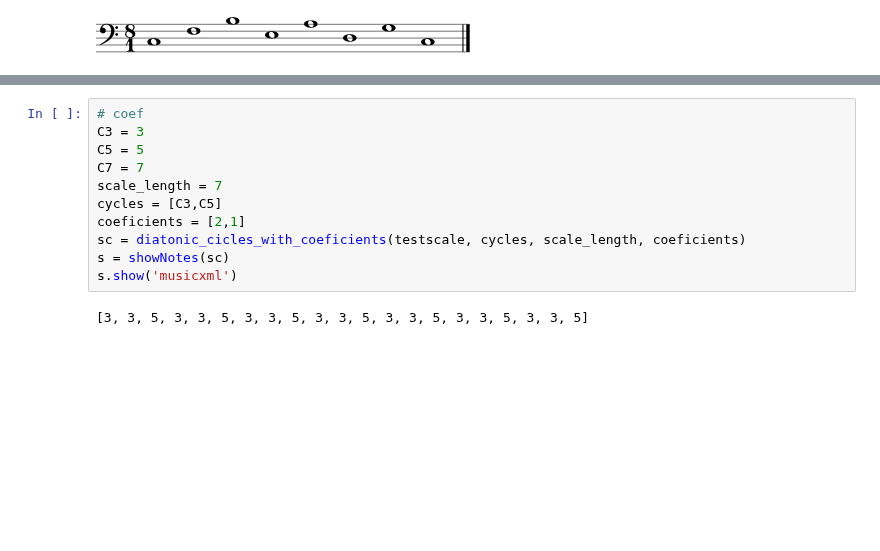
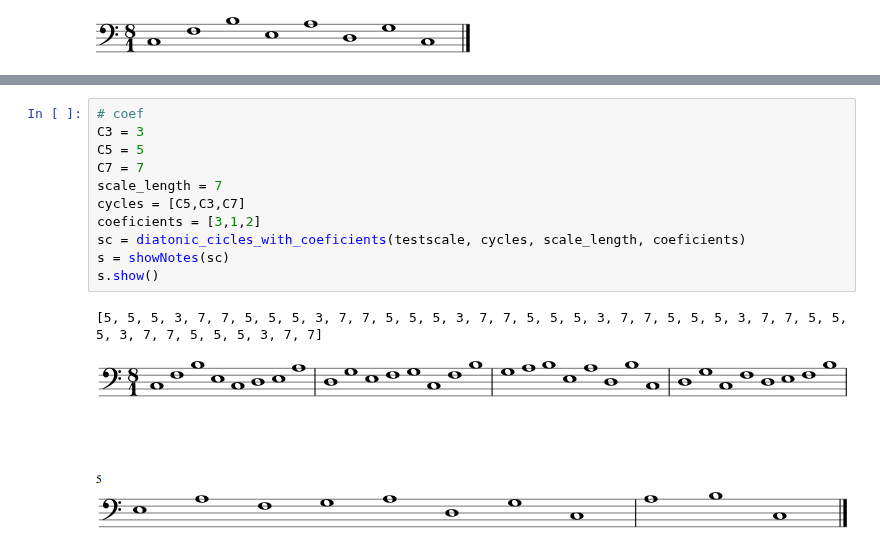
Before and after one commit to KoSv/schillinger, a Jupyter notebook: scale_cycles_obsolete.ipynb, the cells around one changed output, grey strips where cells are left out. Cells and saved outputs as stored; diff of their text form; blank space fills up the shorter version.

```diff
--- a/scale_cycles_obsolete.ipynb
+++ b/scale_cycles_obsolete.ipynb
@@ -103,16 +115,17 @@ s.show()
 # %%
 # coef
 C3 = 3
 C5 = 5
 C7 = 7
 scale_length = 7
-cycles = [C3,C5]
-coeficients = [2,1]
+cycles = [C5,C3,C7]
+coeficients = [3,1,2]
 sc = diatonic_cicles_with_coeficients(testscale, cycles, scale_length, coeficients)
 s = showNotes(sc)
-s.show('musicxml')
+s.show()
 # %% [output]
-[3, 3, 5, 3, 3, 5, 3, 3, 5, 3, 3, 5, 3, 3, 5, 3, 3, 5, 3, 3, 5]
+[5, 5, 5, 3, 7, 7, 5, 5, 5, 3, 7, 7, 5, 5, 5, 3, 7, 7, 5, 5, 5, 3, 7, 7, 5, 5, 5, 3, 7, 7, 5, 5, 5, 3, 7, 7, 5, 5, 5, 3, 7, 7]
+[figure, added]
 # %%
 # coef
 C3 = 3
```
Also changed, not shown: parts of 4 cells of this notebook, 6 other files.
